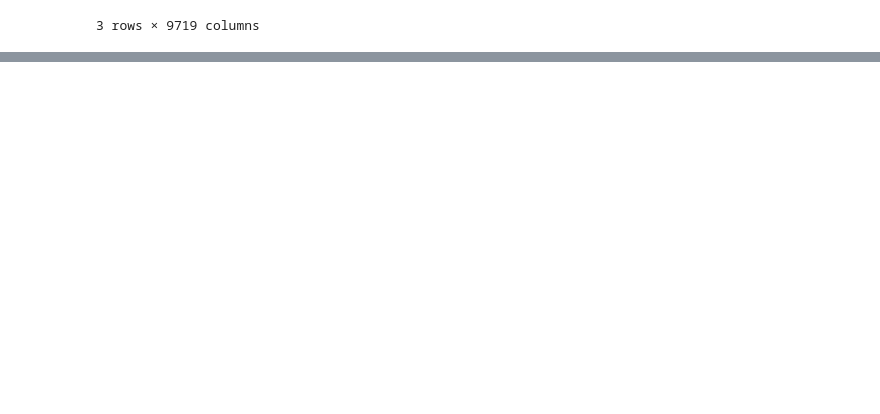
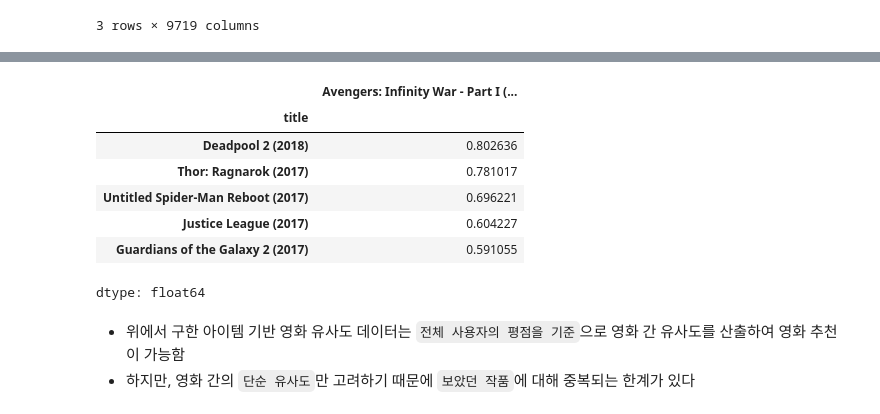
Before and after one commit to good0neighbour/ESTCampAI, a Jupyter notebook: 추천시스템/ex02_영화_추천_기능_구현_Collaborative_Filtering(협업_필터링).ipynb, the cells around one changed output, grey strips where cells are left out. Drawn from its saved outputs; the diff is of its cells as text; code cells hidden in the pictures; blank space fills up the shorter version.

```diff
--- a/추천시스템/ex02_영화_추천_기능_구현_Collaborative_Filtering(협업_필터링).ipynb
+++ b/추천시스템/ex02_영화_추천_기능_구현_Collaborative_Filtering(협업_필터링).ipynb
@@ -149,0 +223,21 @@ ratings_matrix.head(3)
+# %%
+# 예시 : "Avengers : Infinity War - Part I (2018)"
+# 유사한 영화를 유사도 내림차순 정렬로 상위 5개를 출력
+item_sim_df["Avengers: Infinity War - Part I (2018)"].sort_values(ascending = False)[1:6]
+
+# [1:6] : 자기 자신(가장 높은 유사도) 제외
+# 아이템 기반 유사도 데이터는 사용자의 평점 정보를 모두 취합해 영화에 따라 유사한 다른 영화를 추천하는 데 사용
+# 유사도 점수가 높을수록 두 영화의 평가 패턴이 비슷함을 의미
+# 대부분 어벤저스와 연관된 Marvel(또는 DC) 히어로물 영화
+# %% [output]
+|  | Avengers: Infinity War - Part I (... |
+| title |  |
+| Deadpool 2 (2018) | 0.802636 |
+| Thor: Ragnarok (2017) | 0.781017 |
+| Untitled Spider-Man Reboot (2017) | 0.696221 |
+| Justice League (2017) | 0.604227 |
+| Guardians of the Galaxy 2 (2017) | 0.591055 |
+dtype: float64
+# %% [markdown]
+- 위에서 구한 아이템 기반 영화 유사도 데이터는 ``전체 사용자의 평점을 기준``으로 영화 간 유사도를 산출하여 영화 추천이 가능함
+- 하지만, 영화 간의 ``단순 유사도``만 고려하기 때문에 ``보았던 작품``에 대해 중복되는 한계가 있다
```
Also changed, not shown: parts of 28 cells of this notebook.
